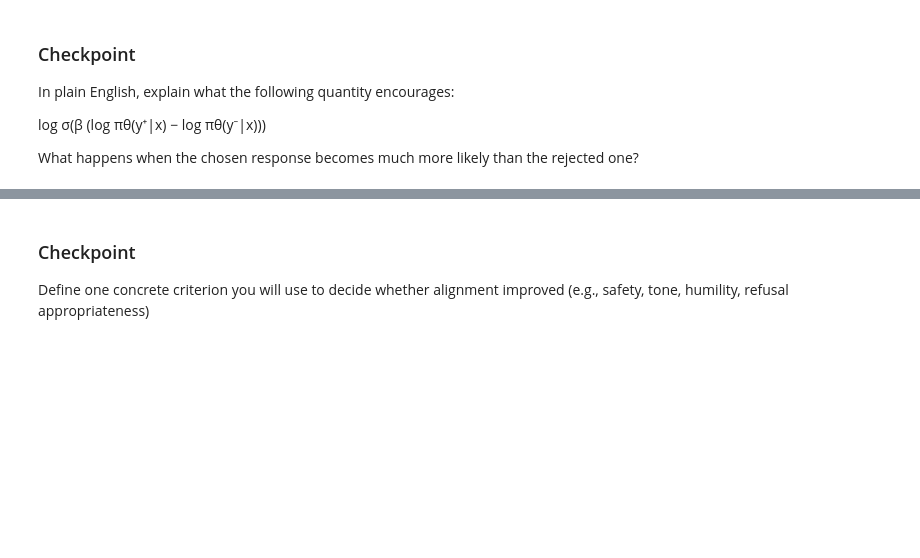
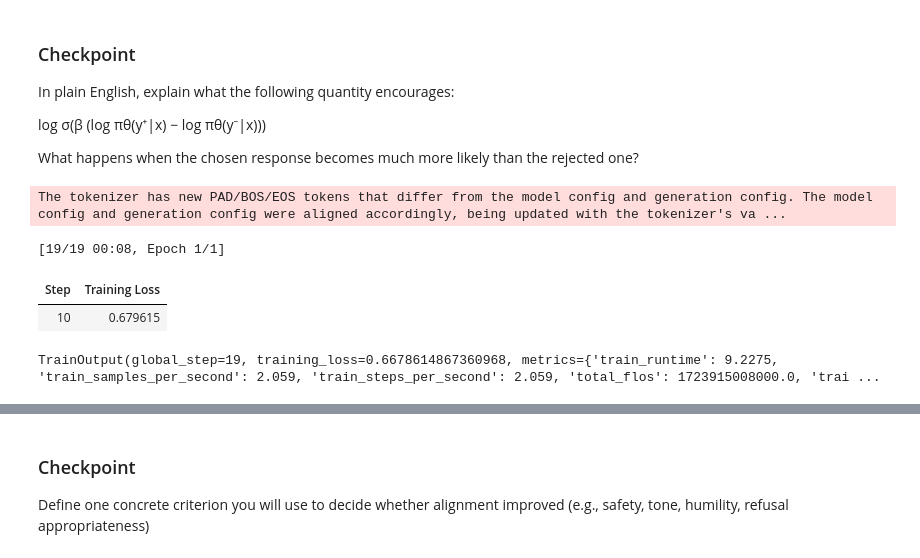
Before and after one commit to lindsaygross/ReinforcementLearning, a Jupyter notebook: lab7/lab7.ipynb, the cells around one changed output, grey strips where cells are left out. Cells and saved outputs as stored; diff of their text form; code cells hidden in the pictures; blank space fills up the shorter version.

```diff
--- a/lab7/lab7.ipynb
+++ b/lab7/lab7.ipynb
@@ -247,31 +378,38 @@ log σ(β (log πθ(y⁺|x) − log πθ(y⁻|x)))
 What happens when the chosen response becomes much more likely than the rejected one?
 # %%
 # TRL expects columns: "prompt", "chosen", "rejected"
-train_ds_dpo = # TODO
-eval_ds_dpo  = # TODO
+train_ds_dpo = train_ds
+eval_ds_dpo  = test_ds
 
 config = DPOConfig(
     output_dir="dpo_out",
     per_device_train_batch_size=1,
     per_device_eval_batch_size=1,
     learning_rate=5e-6,
     num_train_epochs=1,
     max_length=256,
-    max_prompt_length=128,
+    truncation_mode="keep_start",  # max_prompt_length removed in TRL>=0.9
     logging_steps=10,
     save_strategy="no",
     eval_strategy="no",
     bf16=False,
     fp16=torch.cuda.is_available(),
     beta=0.1,  # DPO beta
+    report_to="none",
 )
 
 trainer = DPOTrainer(
     model=dpo_model,
     ref_model=dpo_ref,
     args=config,
     train_dataset=train_ds_dpo,
     eval_dataset=eval_ds_dpo,
 )
 
 trainer.train()
+# %% [output]
+The tokenizer has new PAD/BOS/EOS tokens that differ from the model config and generation config. The model config and generation config were aligned accordingly, being updated with the tokenizer's va ...
+[19/19 00:08, Epoch 1/1]
+| Step | Training Loss |
+| 10 | 0.679615 |
+TrainOutput(global_step=19, training_loss=0.6678614867360968, metrics={'train_runtime': 9.2275, 'train_samples_per_second': 2.059, 'train_steps_per_second': 2.059, 'total_flos': 1723915008000.0, 'trai ...
```
Also changed, not shown: parts of 21 cells of this notebook, 1 other file.
